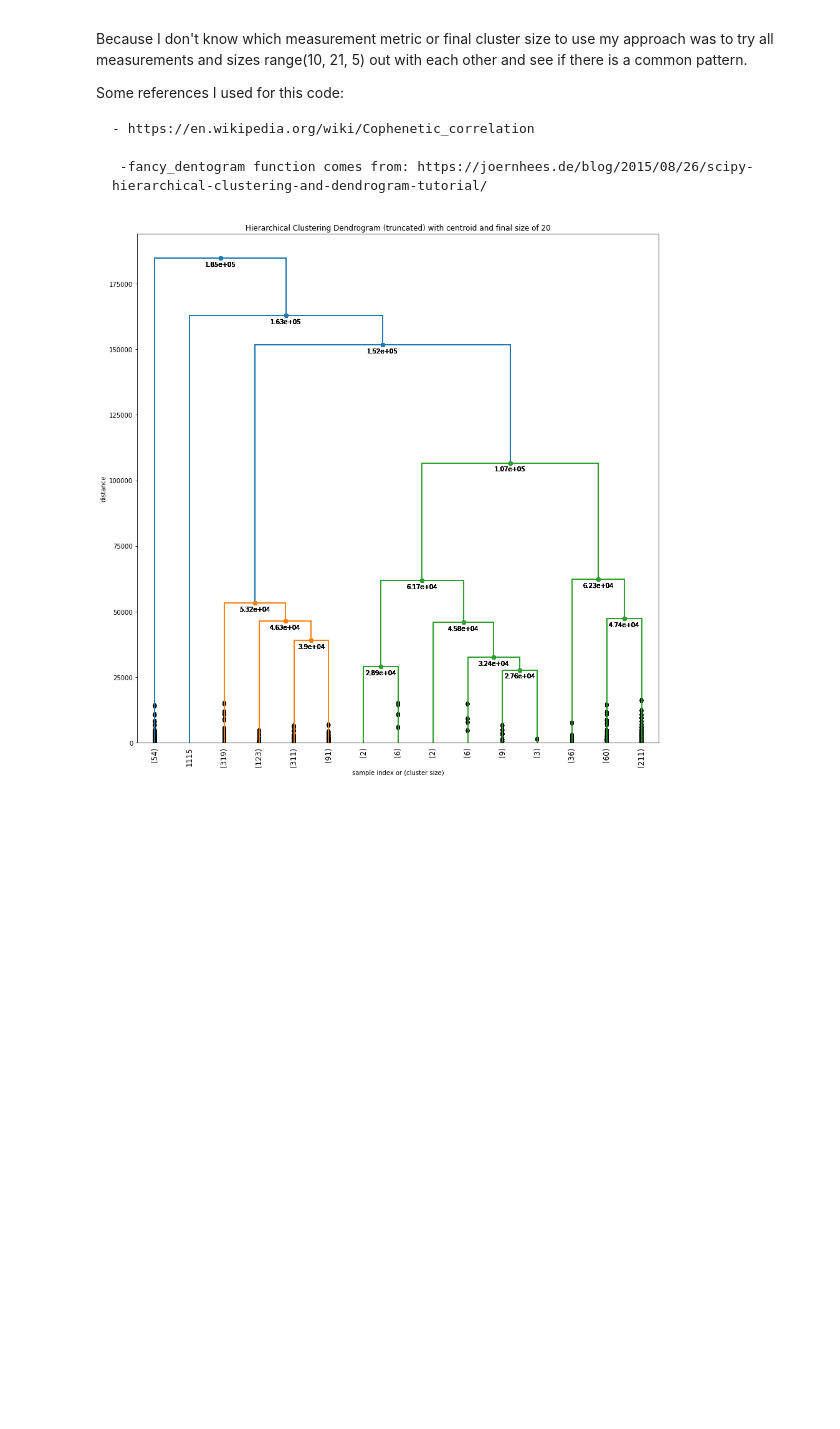
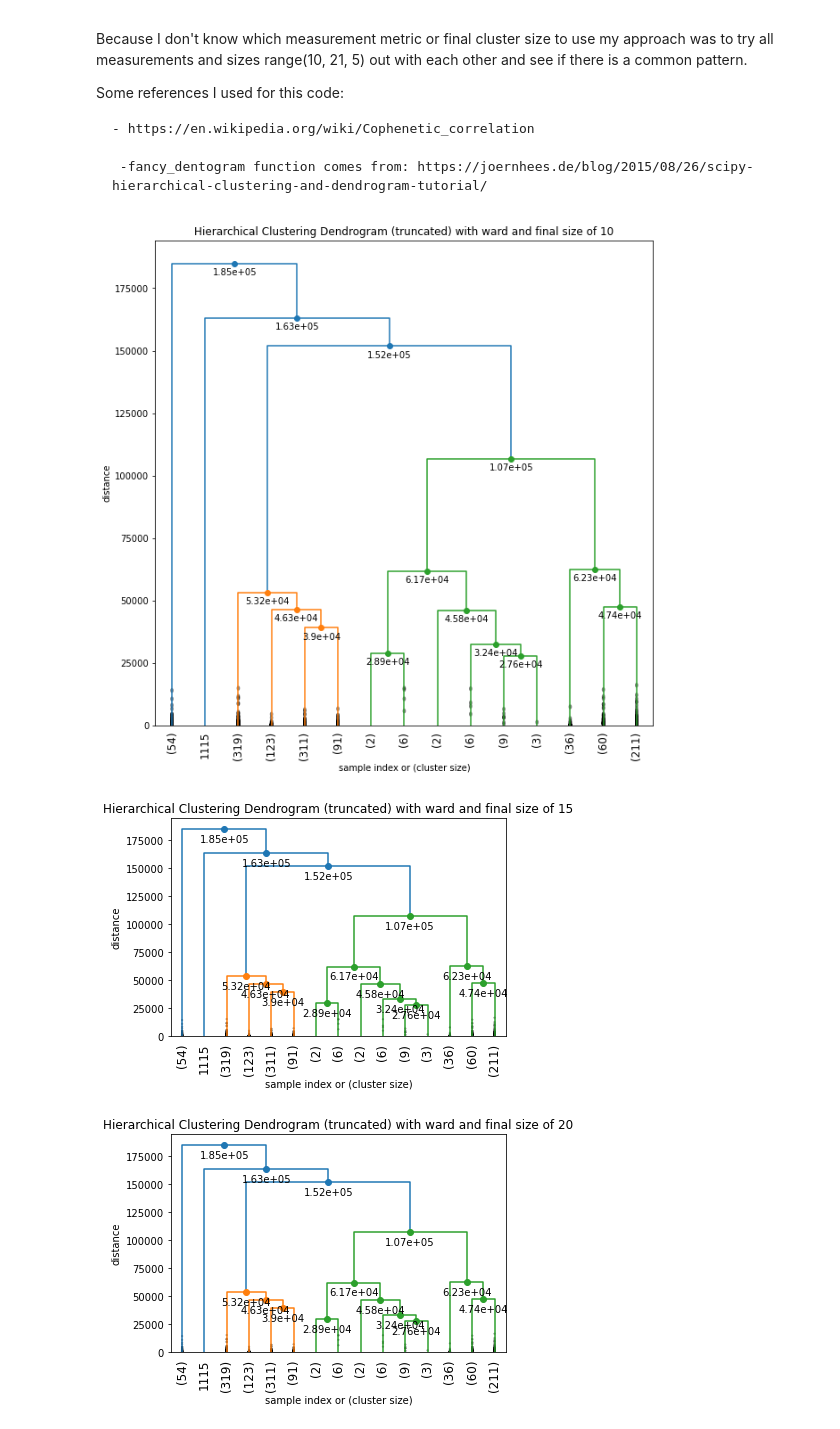
Before and after one commit to PeeterTarvas/PeeterTarvasThesis, a Jupyter notebook: Dendrogram.ipynb, the cells around one changed output. Cells and saved outputs as stored; diff of their text form; code cells hidden in the pictures; blank space fills up the shorter version.

Commit message:
Dendrogram file that I will send for a review. I want to know if the idea is right

```diff
--- a/Dendrogram.ipynb
+++ b/Dendrogram.ipynb
@@ -45,8 +45,7 @@ Some references I used for this code:
      -fancy_dentogram function comes from: https://joernhees.de/blog/2015/08/26/scipy-hierarchical-clustering-and-dendrogram-tutorial/
 # %%
 
-plt.subplots(figsize=(15,15))
-
+plt.subplots(figsize=(10,10))
 
 def fancy_dendrogram(*args, **kwargs):
     max_d = kwargs.pop('max_d', None)
@@ -61,32 +60,35 @@ def fancy_dendrogram(*args, **kwargs):
         for i, d, c in zip(ddata['icoord'], ddata['dcoord'], ddata['color_list']):
             x = 0.5 * sum(i[1:3])
             y = d[1]
             if y > annotate_above:
                 plt.plot(x, y, 'o', c=c)
                 plt.annotate("%.3g" % y, (x, y), xytext=(0, -5),
                              textcoords='offset points',
                              va='top', ha='center')
         if max_d:
             plt.axhline(y=max_d, c='k')
     return ddata
 
 measurements: list = ["ward", "single", "complete", "average", "weighted", "centroid"]
 final_clusters: list = [i for i in range(10, 21, 5)]
 
 for measurment in measurements:
     links = linkage(df.to_numpy(), method='ward')
     c, coph_dists = cophenet(links, pdist(df.to_numpy()))
     for size in final_clusters:
         plt.title(f'Hierarchical Clustering Dendrogram (truncated) with {measurment} and final size of {size}')
         plt.xlabel('sample index or (cluster size)')
         plt.ylabel('distance')
-        fancy_dendrogram(
+        dendo = fancy_dendrogram(
             links,
             truncate_mode='lastp',
             p=15,
             leaf_rotation=90.,
             leaf_font_size=12.,
             show_contracted=True
         )
+        plt.show(dendo)
 # %% [output]
-[figure, old version]
+[figure, new version]
+[figure, added]
+[figure, added]
```
Also changed, not shown: parts of 1 cell of this notebook.
